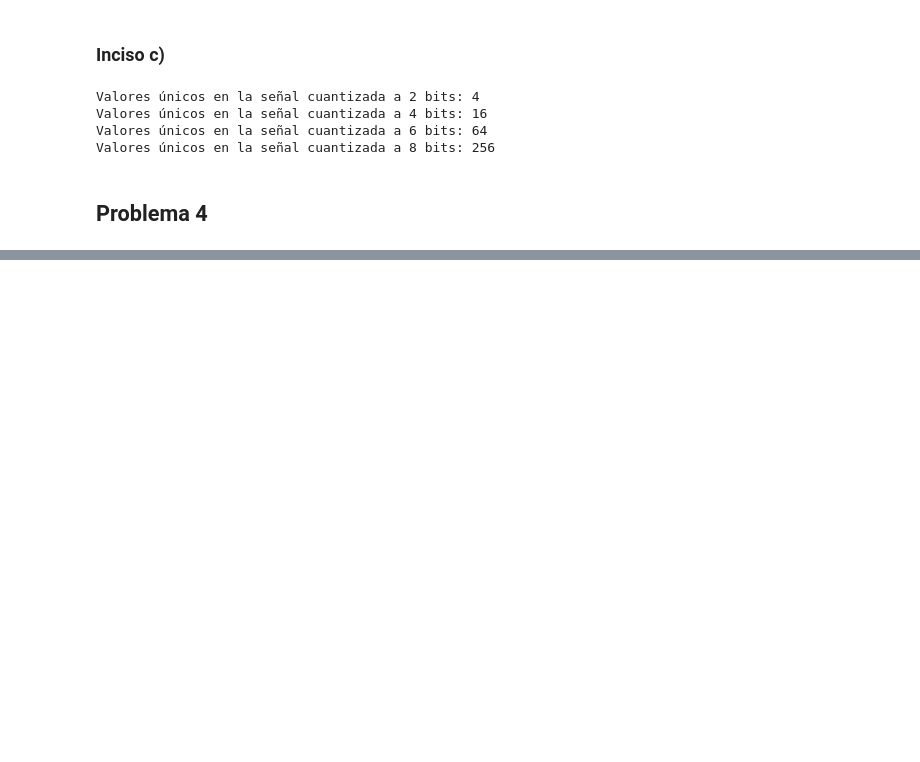
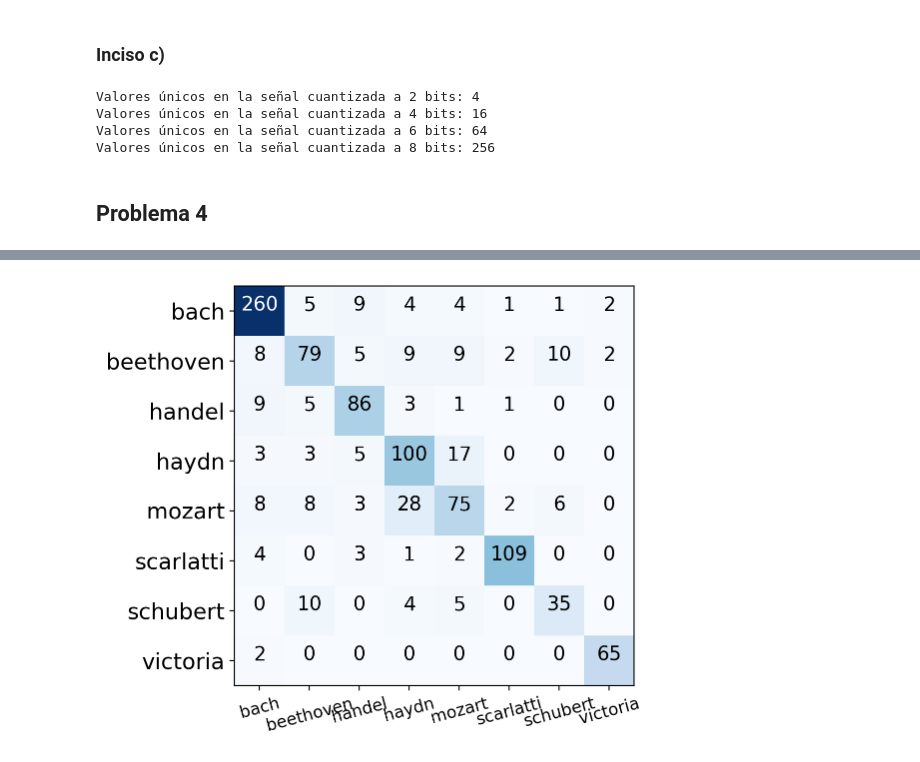
Before and after one commit to Gustavo-HA/MCE_Tercer-Semestre, a Jupyter notebook: Multimodal/T2/codigo/Tarea002_Gustavo_Hernandez.ipynb, the cells around one changed output, grey strips where cells are left out. Saved outputs shown, nothing was run; the diff lists cells and outputs as text; code cells hidden in the pictures; blank space fills up the shorter version.

```diff
--- a/Multimodal/T2/codigo/Tarea002_Gustavo_Hernandez.ipynb
+++ b/Multimodal/T2/codigo/Tarea002_Gustavo_Hernandez.ipynb
@@ -160,0 +362,24 @@ for b in bits:
+# %%
+mlflow.set_tracking_uri("http://localhost:5000")
+mlflow.set_experiment("Autor Classification")
+mlflow.xgboost.autolog()
+# %%
+xgb_params = {"device" : "cuda",
+              "objective": "multi:softmax",
+              "num_class": len(np.unique(y_train)),
+              "eval_metric": "mlogloss"}
+dtrain = xgb.DMatrix(X_train, label=y_train)
+dtest = xgb.DMatrix(X_test, label=y_test)
+
+evallist = [(dtest, 'eval'), (dtrain, 'train')]
+# %%
+with mlflow.start_run():
+    bst = xgb.train(
+        xgb_params,
+        dtrain,
+        num_boost_round=200,
+        evals=evallist,
+        early_stopping_rounds=20
+    )
+    print(f"Mejor iteracion: {bst.best_iteration}")
+    print(f"Mejor score: {bst.best_score}")
@@ -160,0 +410,7 @@ for b in bits:
+# %%
+# Predicciones
+y_pred = bst.predict(dtest)
+cm = confusion_matrix(y_test, y_pred)
+plot_confusion_matrix(cm, le.classes_, title="XGBoost")
+# %% [output]
+[figure, added]
```
Also changed, not shown: parts of 40 cells of this notebook, 1 other file.
